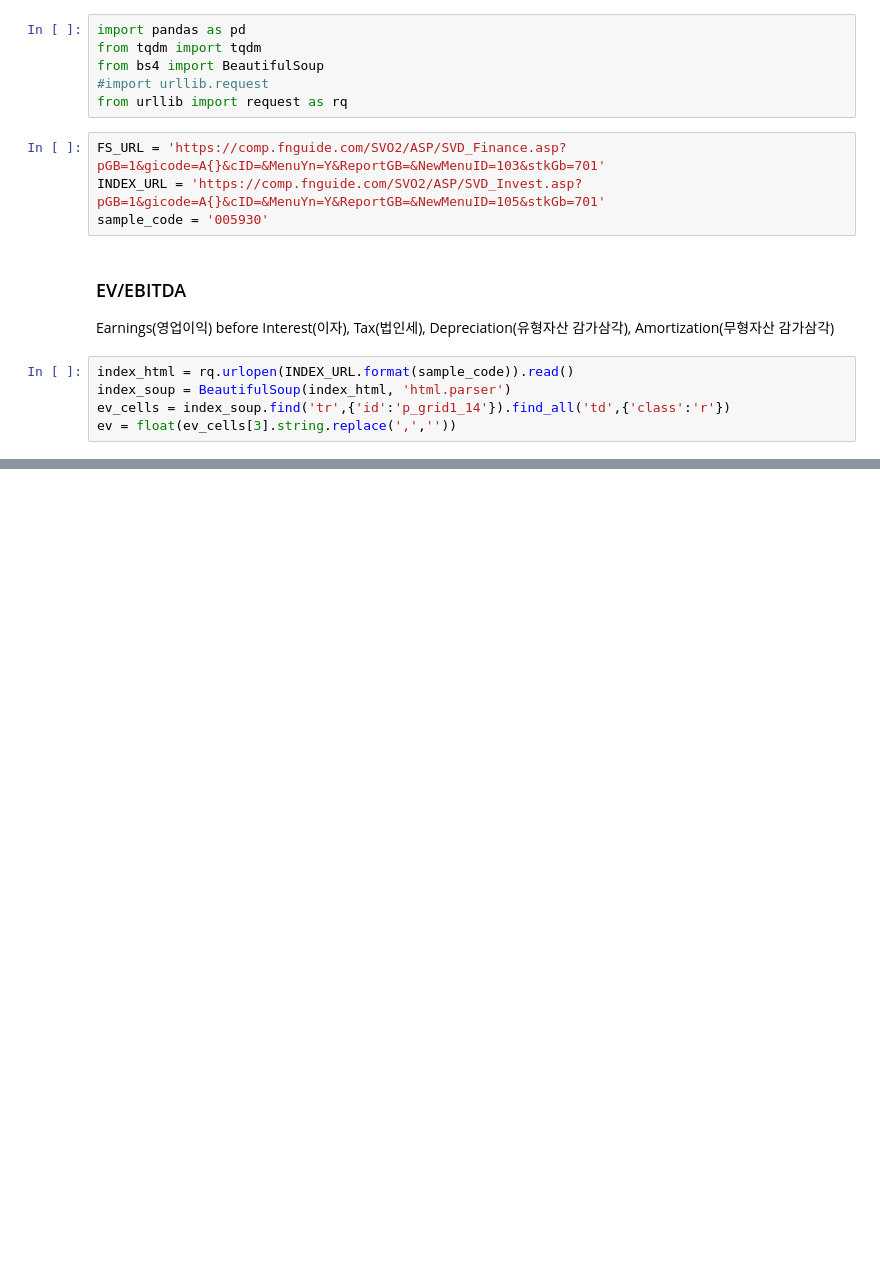
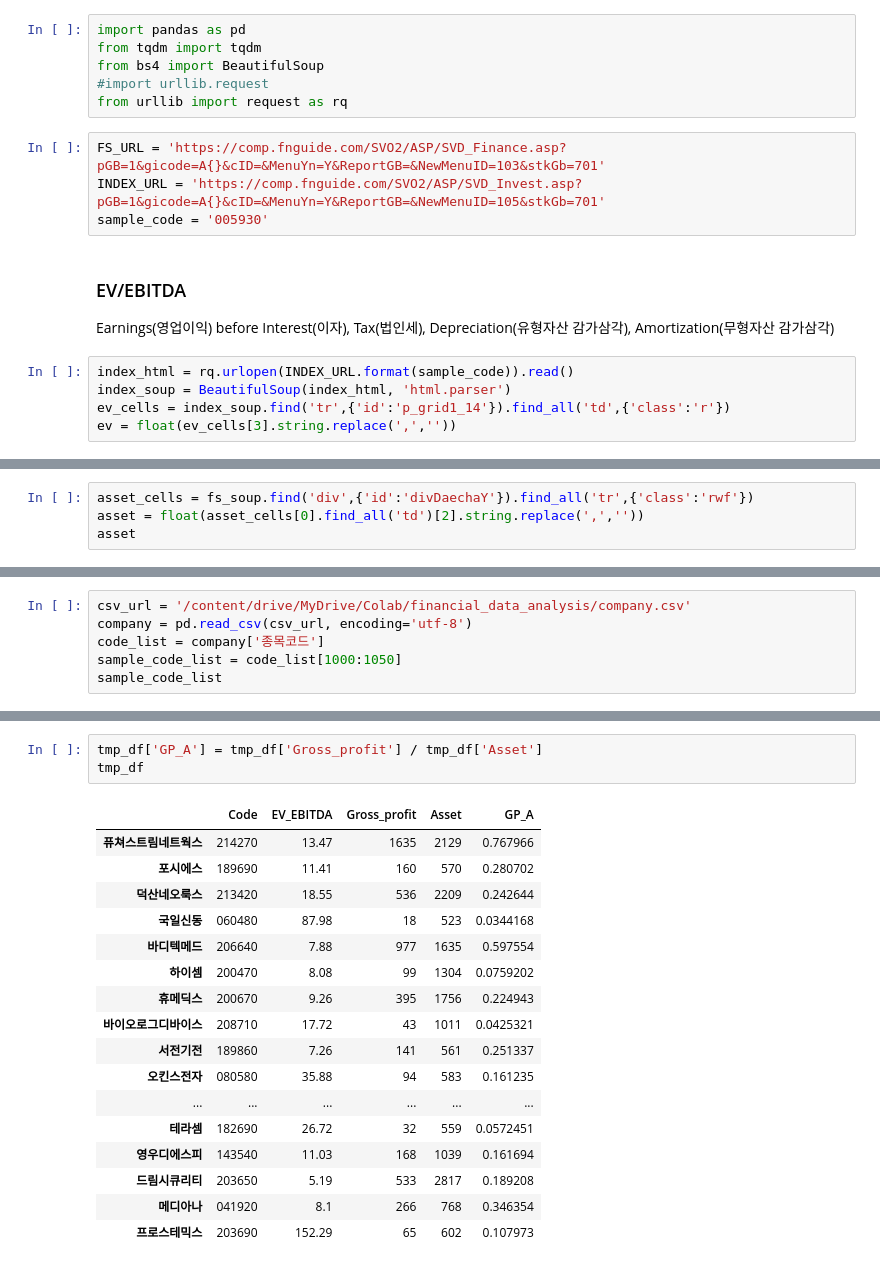
Before and after one commit to HoYoungChun/financial_data_analysis, a Jupyter notebook: EV_EBITDA.ipynb, the cells around one changed output, grey strips where cells are left out. Drawn from its saved outputs; the diff is of its cells as text; blank space fills up the shorter version.

Commit message:
Colaboratory를 통해 생성됨

```diff
--- a/EV_EBITDA.ipynb
+++ b/EV_EBITDA.ipynb
@@ -22,0 +35,4 @@ ev = float(ev_cells[3].string.replace(',',''))
+# %%
+asset_cells = fs_soup.find('div',{'id':'divDaechaY'}).find_all('tr',{'class':'rwf'})
+asset = float(asset_cells[0].find_all('td')[2].string.replace(',',''))
+asset
@@ -22,0 +48,6 @@ ev = float(ev_cells[3].string.replace(',',''))
+# %%
+csv_url = '/content/drive/MyDrive/Colab/financial_data_analysis/company.csv'
+company = pd.read_csv(csv_url, encoding='utf-8')
+code_list = company['종목코드']
+sample_code_list = code_list[1000:1050]
+sample_code_list
@@ -22,0 +138,21 @@ ev = float(ev_cells[3].string.replace(',',''))
+# %%
+tmp_df['GP_A'] = tmp_df['Gross_profit'] / tmp_df['Asset']
+tmp_df
+# %% [output]
+|  | Code | EV_EBITDA | Gross_profit | Asset | GP_A |
+| 퓨쳐스트림네트웍스 | 214270 | 13.47 | 1635 | 2129 | 0.767966 |
+| 포시에스 | 189690 | 11.41 | 160 | 570 | 0.280702 |
+| 덕산네오룩스 | 213420 | 18.55 | 536 | 2209 | 0.242644 |
+| 국일신동 | 060480 | 87.98 | 18 | 523 | 0.0344168 |
+| 바디텍메드 | 206640 | 7.88 | 977 | 1635 | 0.597554 |
+| 하이셈 | 200470 | 8.08 | 99 | 1304 | 0.0759202 |
+| 휴메딕스 | 200670 | 9.26 | 395 | 1756 | 0.224943 |
+| 바이오로그디바이스 | 208710 | 17.72 | 43 | 1011 | 0.0425321 |
+| 서전기전 | 189860 | 7.26 | 141 | 561 | 0.251337 |
+| 오킨스전자 | 080580 | 35.88 | 94 | 583 | 0.161235 |
+| ... | ... | ... | ... | ... | ... |
+| 테라셈 | 182690 | 26.72 | 32 | 559 | 0.0572451 |
+| 영우디에스피 | 143540 | 11.03 | 168 | 1039 | 0.161694 |
+| 드림시큐리티 | 203650 | 5.19 | 533 | 2817 | 0.189208 |
+| 메디아나 | 041920 | 8.1 | 266 | 768 | 0.346354 |
+| 프로스테믹스 | 203690 | 152.29 | 65 | 602 | 0.107973 |
```
Also changed, not shown: parts of 14 cells of this notebook.
